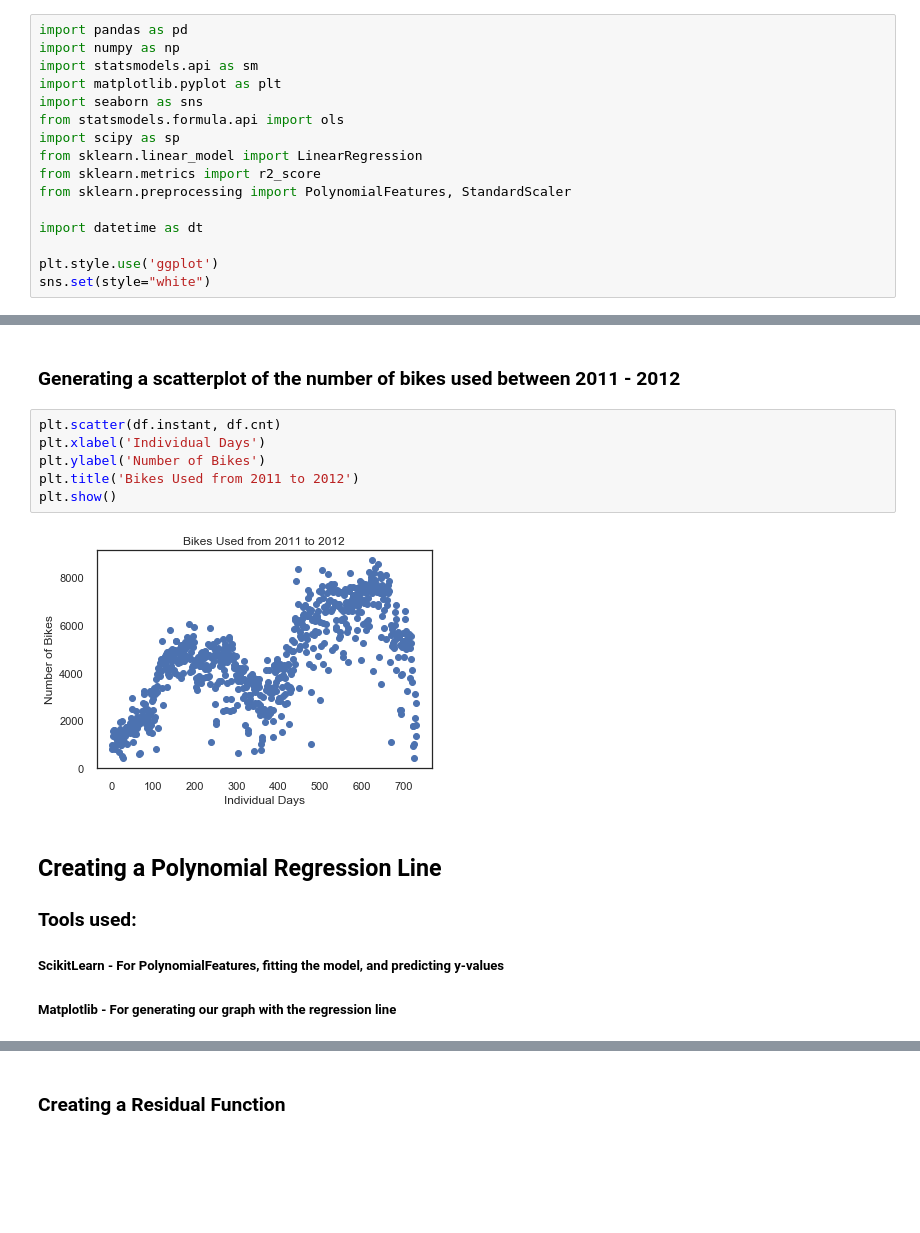
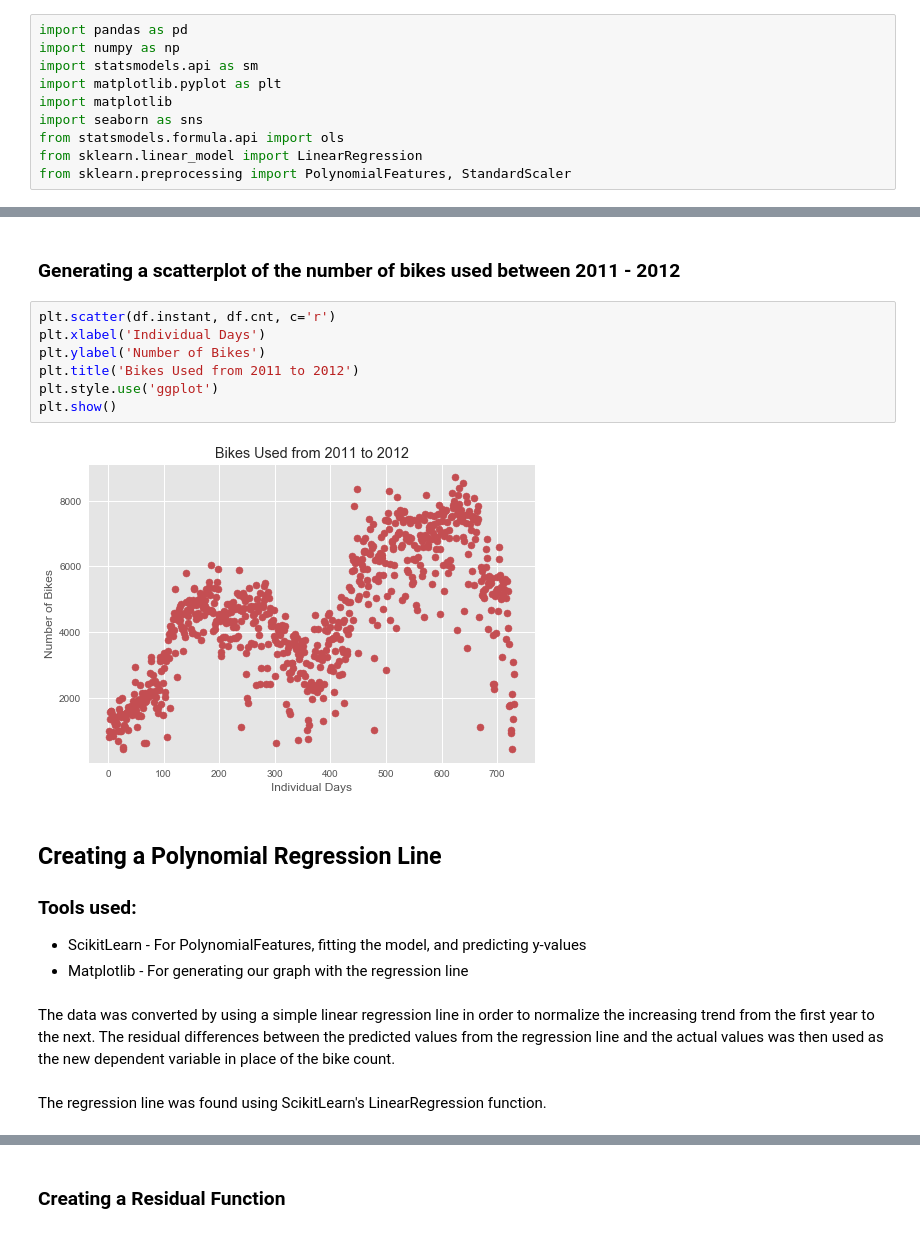
Before and after one commit to pauly51994/Bike_predictor, a Jupyter notebook: Bike-Sharing-Dataset/Regression Model.ipynb, the cells around one changed output, grey strips where cells are left out. Drawn from its saved outputs; the diff is of its cells as text; blank space fills up the shorter version.

```diff
--- a/Bike-Sharing-Dataset/Regression Model.ipynb
+++ b/Bike-Sharing-Dataset/Regression Model.ipynb
@@ -5,16 +7,10 @@ import pandas as pd
 import numpy as np
 import statsmodels.api as sm
 import matplotlib.pyplot as plt
+import matplotlib
 import seaborn as sns
 from statsmodels.formula.api import ols
-import scipy as sp
 from sklearn.linear_model import LinearRegression
-from sklearn.metrics import r2_score
 from sklearn.preprocessing import PolynomialFeatures, StandardScaler
-
-import datetime as dt
-
-plt.style.use('ggplot')
-sns.set(style="white")
 # %% [markdown]
 ### Reading in the formatted bike share data
@@ -23,16 +20,21 @@ df = pd.read_json('cleaned_bike_share_data.json')
 # %% [markdown]
 ### Generating a scatterplot of the number of bikes used between 2011 - 2012
 # %%
-plt.scatter(df.instant, df.cnt)
+plt.scatter(df.instant, df.cnt, c='r')
 plt.xlabel('Individual Days')
 plt.ylabel('Number of Bikes')
 plt.title('Bikes Used from 2011 to 2012')
+plt.style.use('ggplot')
 plt.show()
 # %% [output]
-[figure, old version]
+[figure, new version]
 # %% [markdown]
 ## Creating a Polynomial Regression Line
 ### Tools used:
-##### ScikitLearn - For PolynomialFeatures, fitting the model, and predicting y-values
-##### Matplotlib - For generating our graph with the regression line
+- ScikitLearn - For PolynomialFeatures, fitting the model, and predicting y-values
+- Matplotlib - For generating our graph with the regression line
+# %% [markdown]
+The data was converted by using a simple linear regression line in order to normalize the increasing trend from the first year to the next.  The residual differences between the predicted values from the regression line and the actual values was then used as the new dependent variable in place of the bike count.
+# %% [markdown]
+The regression line was found using ScikitLearn's LinearRegression function.
 # %%
```
Also changed, not shown: parts of 20 cells of this notebook, 1 other file.
